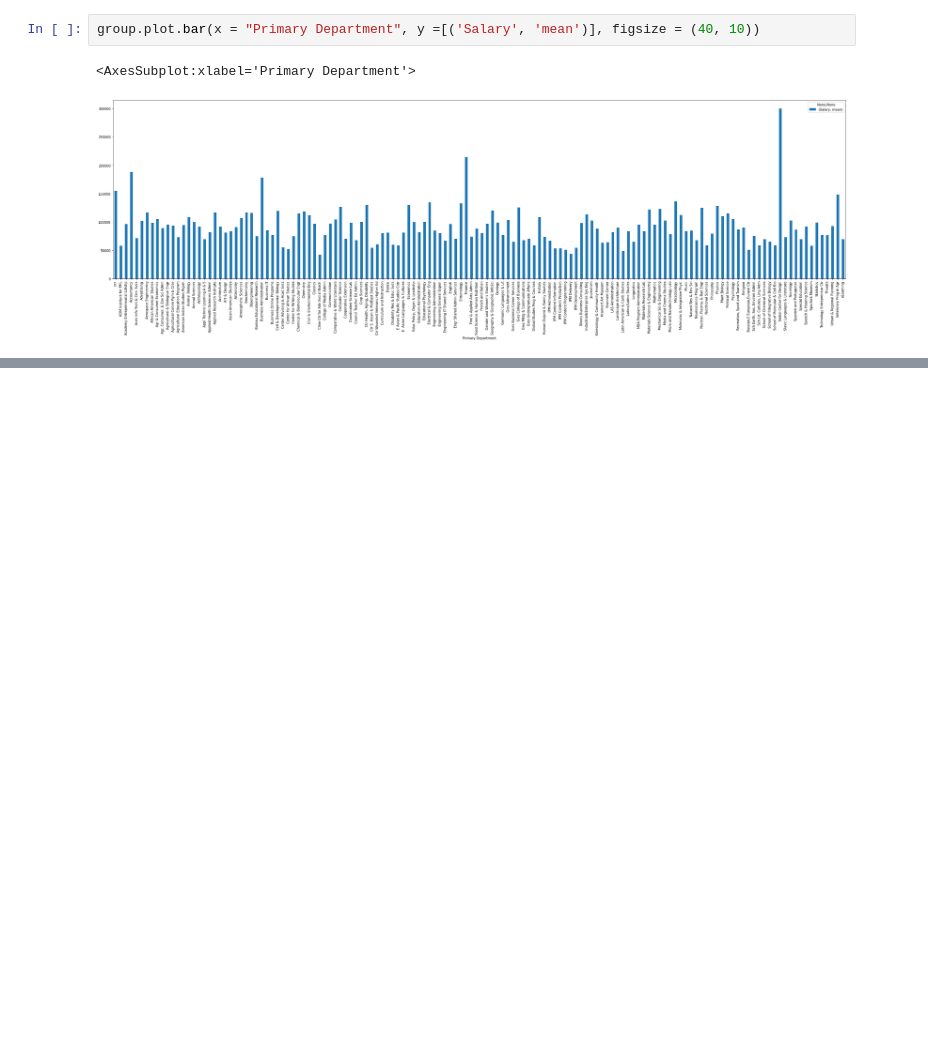
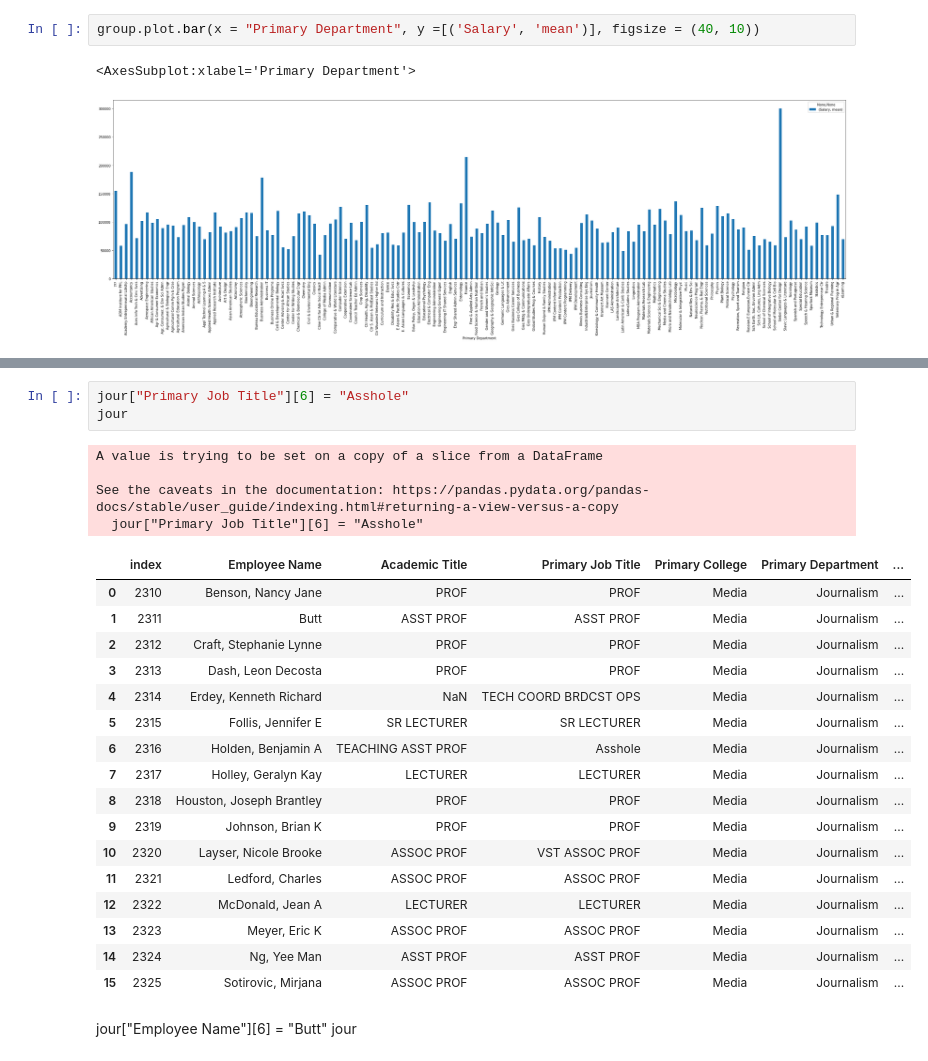
Before and after one commit to taliaduffy/random-stuff, a Jupyter notebook: project_salary/salary_exploration.ipynb, the cells around one changed output, grey strips where cells are left out. Cells and saved outputs as stored; diff of their text form; blank space fills up the shorter version.

```diff
--- a/project_salary/salary_exploration.ipynb
+++ b/project_salary/salary_exploration.ipynb
@@ -93,0 +116,28 @@ group.plot.bar(x = "Primary Department", y =[('Salary', 'mean')], figsize = (40,
+# %%
+jour["Primary Job Title"][6] = "Asshole"
+jour
+# %% [output]
+A value is trying to be set on a copy of a slice from a DataFrame
+
+See the caveats in the documentation: https://pandas.pydata.org/pandas-docs/stable/user_guide/indexing.html#returning-a-view-versus-a-copy
+  jour["Primary Job Title"][6] = "Asshole"
+|  | index | Employee Name | Academic Title | Primary Job Title | Primary College | Primary Department | ... |
+| 0 | 2310 | Benson, Nancy Jane | PROF | PROF | Media | Journalism | ... |
+| 1 | 2311 | Butt | ASST PROF | ASST PROF | Media | Journalism | ... |
+| 2 | 2312 | Craft, Stephanie Lynne | PROF | PROF | Media | Journalism | ... |
+| 3 | 2313 | Dash, Leon Decosta | PROF | PROF | Media | Journalism | ... |
+| 4 | 2314 | Erdey, Kenneth Richard | NaN | TECH COORD BRDCST OPS | Media | Journalism | ... |
+| 5 | 2315 | Follis, Jennifer E | SR LECTURER | SR LECTURER | Media | Journalism | ... |
+| 6 | 2316 | Holden, Benjamin A | TEACHING ASST PROF | Asshole | Media | Journalism | ... |
+| 7 | 2317 | Holley, Geralyn Kay | LECTURER | LECTURER | Media | Journalism | ... |
+| 8 | 2318 | Houston, Joseph Brantley | PROF | PROF | Media | Journalism | ... |
+| 9 | 2319 | Johnson, Brian K | PROF | PROF | Media | Journalism | ... |
+| 10 | 2320 | Layser, Nicole Brooke | ASSOC PROF | VST ASSOC PROF | Media | Journalism | ... |
+| 11 | 2321 | Ledford, Charles | ASSOC PROF | ASSOC PROF | Media | Journalism | ... |
+| 12 | 2322 | McDonald, Jean A | LECTURER | LECTURER | Media | Journalism | ... |
+| 13 | 2323 | Meyer, Eric K | ASSOC PROF | ASSOC PROF | Media | Journalism | ... |
+| 14 | 2324 | Ng, Yee Man | ASST PROF | ASST PROF | Media | Journalism | ... |
+| 15 | 2325 | Sotirovic, Mirjana | ASSOC PROF | ASSOC PROF | Media | Journalism | ... |
+# %% [markdown]
+jour["Employee Name"][6] = "Butt"
+jour
```
Also changed, not shown: parts of 5 cells of this notebook, 2 other files.
